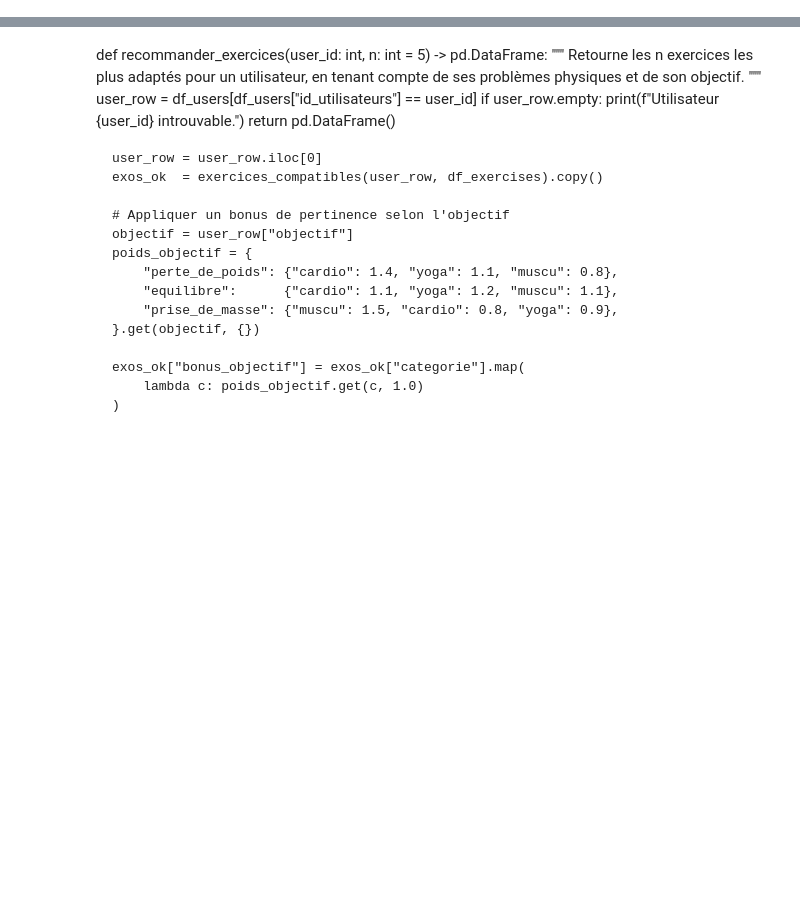
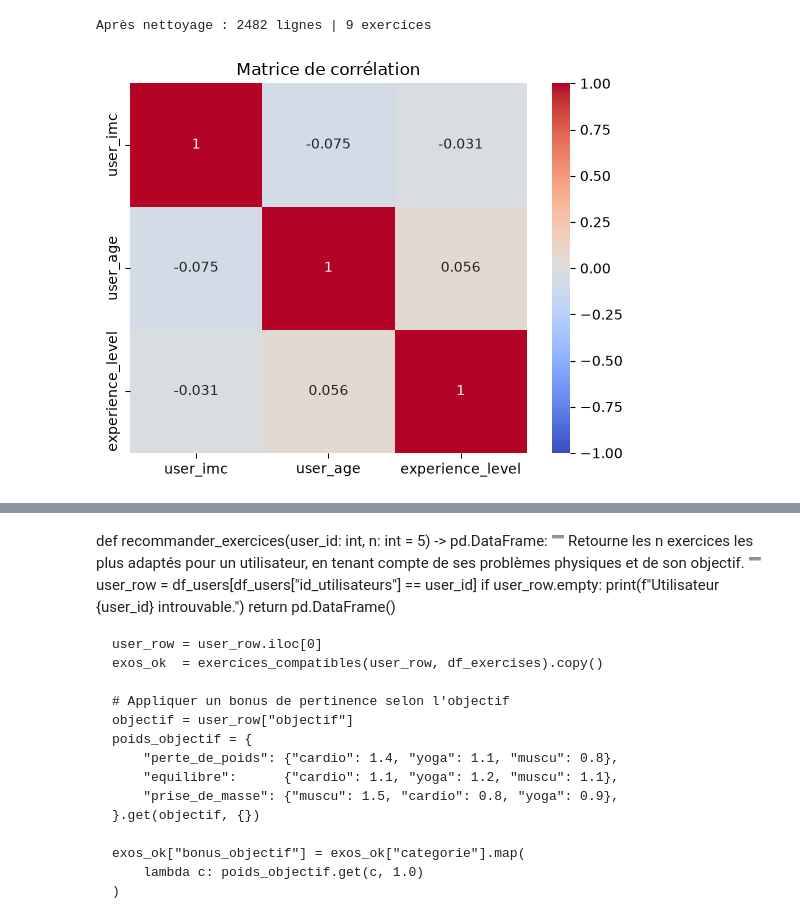
Before and after one commit to LeChatmot/projetMSPR1, a Jupyter notebook: HealthIABack/notebook/recommandationModeleIA.ipynb, the cells around one changed output, grey strips where cells are left out. Saved outputs shown, nothing was run; the diff lists cells and outputs as text; code cells hidden in the pictures; blank space fills up the shorter version.

```diff
--- a/HealthIABack/notebook/recommandationModeleIA.ipynb
+++ b/HealthIABack/notebook/recommandationModeleIA.ipynb
@@ -103,23 +190,23 @@ print(df_users[["id_utilisateurs", "imc", "objectif"]].head())
 # %%
-def exercices_compatibles(user_row: pd.Series, df_ex: pd.DataFrame) -> pd.DataFrame:
-    """
-    Retourne uniquement les exercices sans conflit avec les problèmes
-    physiques de l'utilisateur.
-    Exemple : user problemes="dos,genou" → exclut exercices zones_deconseillees contenant "dos" ou "genou"
-    """
-    problemes = set(p.strip() for p in user_row["problemes"].split(",") if p.strip())
-    if not problemes:
-        return df_ex  # pas de restriction
+# Filtrer IMC aberrants
+df = df[(df["user_imc"] >= 10) & (df["user_imc"] <= 60)]
 
-    def est_compatible(zones_str):
-        zones = set(z.strip() for z in zones_str.split(",") if z.strip())
-        return len(problemes & zones) == 0  # aucun conflit
+# Supprimer lignes avec valeurs critiques manquantes
+df = df.dropna(subset=["user_imc", "user_age", "exercice_name", "objectif"])
 
-    return df_ex[df_ex["zones_deconseillees"].apply(est_compatible)].copy()
+# Garder uniquement les exercices avec assez d'exemples
+counts = df["exercice_name"].value_counts()
+df_filtered = df[df["exercice_name"].isin(counts[counts >= 20].index)].copy()
 
+print(f"Après nettoyage : {len(df_filtered)} lignes | {df_filtered['exercice_name'].nunique()} exercices")
 
-# Test sur le premier utilisateur
-user_test = df_users.iloc[0]
-exos_ok = exercices_compatibles(user_test, df_exercises)
-print(f"Utilisateur {user_test['id_utilisateurs']} : {len(exos_ok)}/{len(df_exercises)} exercices compatibles")
+# Corrélation numérique
+numeric_cols = ["user_imc", "user_age", "experience_level"]
+corr = df_filtered[numeric_cols].corr()
+sns.heatmap(corr, annot=True, cmap="coolwarm", vmin=-1, vmax=1)
+plt.title("Matrice de corrélation")
+plt.show()
+# %% [output]
+Après nettoyage : 2482 lignes | 9 exercices
+[figure, added]
 # %%
```
Also changed, not shown: parts of 15 cells of this notebook, 11 other files.
